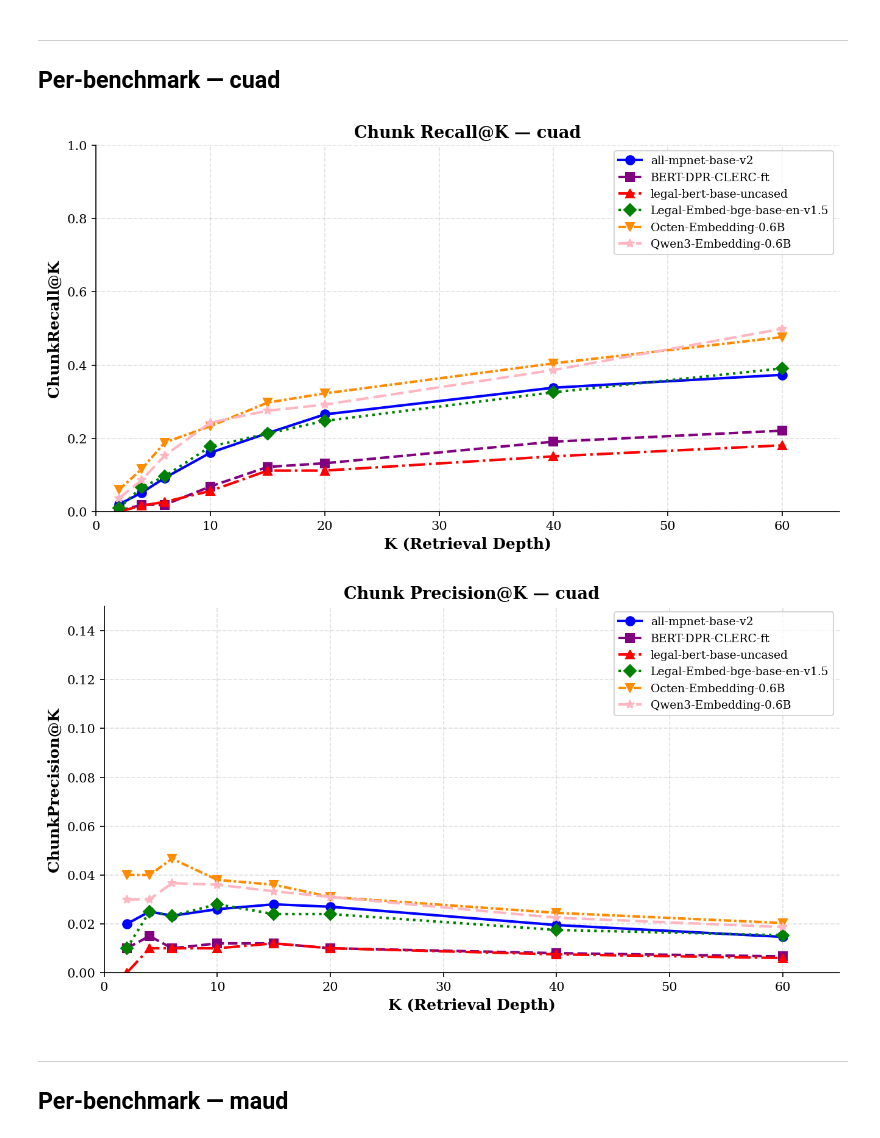
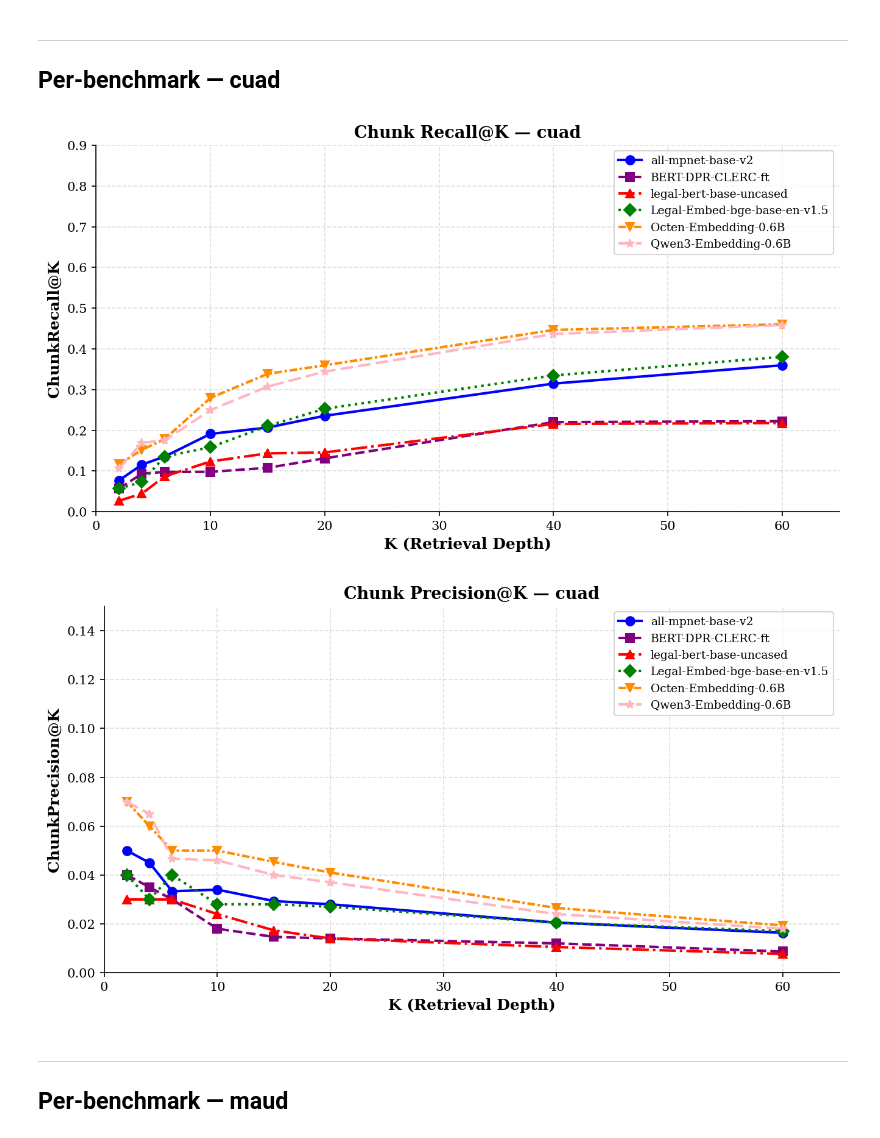
Before and after one commit to ReyhanehAhani/LegalRAG, a Jupyter notebook: notebooks/plot_eval_results.ipynb, the cells around one changed output. Cells and saved outputs as stored; diff of their text form; code cells hidden in the pictures.

```diff
--- a/notebooks/plot_eval_results.ipynb
+++ b/notebooks/plot_eval_results.ipynb
@@ -184,14 +184,15 @@ def plot_one(
 # %%
 EVAL_ROOT = Path("logs/eval")
 QUERY_TYPE = ['original', 'gemini_3', 'qwen3.5']
+model_location = EVAL_ROOT / QUERY_TYPE[0]
 
 runs = load_runs(
-    EVAL_ROOT / QUERY_TYPE[2]/ "lbr_hier_all-mpnet.jsonl",
-    EVAL_ROOT / QUERY_TYPE[2]/ "lbr_hier_clerc.jsonl",
-    EVAL_ROOT / QUERY_TYPE[2]/ "lbr_hier_legalbert.jsonl",
-    EVAL_ROOT / QUERY_TYPE[2]/ "lbr_hier_legal-embed-bge.jsonl",
-    EVAL_ROOT / QUERY_TYPE[2]/ "lbr_hier_octen.jsonl",
-    EVAL_ROOT / QUERY_TYPE[2]/ "lbr_hier_qwen3.jsonl",
+    model_location/ "lbr_hier_all-mpnet.jsonl",
+    model_location/ "lbr_hier_clerc.jsonl",
+    model_location/ "lbr_hier_legalbert.jsonl",
+    model_location/ "lbr_hier_legal-embed-bge.jsonl",
+    model_location/ "lbr_hier_octen.jsonl",
+    model_location/ "lbr_hier_qwen3.jsonl",
 )
 
 print(f"Loaded {len(runs)} runs:")
@@ -287,17 +288,17 @@ plot_one(runs, "chunk_precision_at_k",
 # %%
 plot_one(runs, "chunk_recall_at_k",
          section="cuad",
          title="Chunk Recall@K — cuad",
          y_label="ChunkRecall@K",
-         ylim=(0.0, 1.0))
+         ylim=(0.0, 0.9))
 plot_one(runs, "chunk_precision_at_k",
          section="cuad",
          title="Chunk Precision@K — cuad",
          y_label="ChunkPrecision@K",
          ylim=(0.0, 0.15))
 # %% [output]
-[figure, old version]
+[figure, new version]
-[figure, old version]
+[figure, new version]
 # %% [markdown]
 ---
 ## Per-benchmark — maud
```
Also changed, not shown: parts of 7 cells of this notebook, 1 other file.
